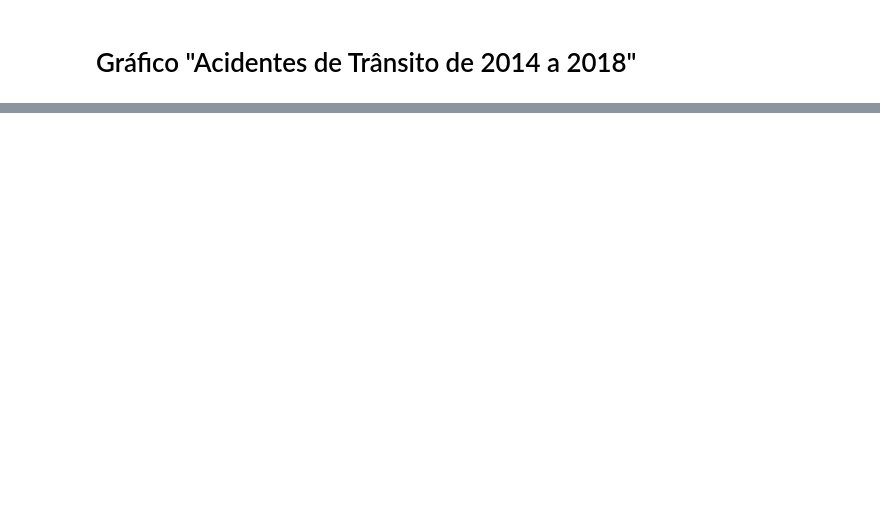
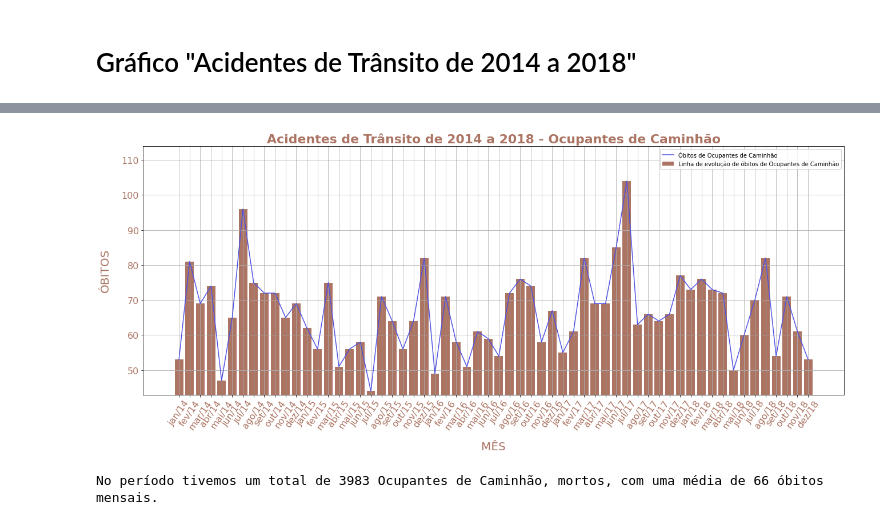
Before and after one commit to BrunoMinetti/BootcampAluraDataScienceAplicada2021, a Jupyter notebook: Bruno_Sanches_ProjetoMódulo01.ipynb, the cells around one changed output, grey strips where cells are left out. Saved outputs shown, nothing was run; the diff lists cells and outputs as text; code cells hidden in the pictures; blank space fills up the shorter version.

```diff
--- a/Bruno_Sanches_ProjetoMódulo01.ipynb
+++ b/Bruno_Sanches_ProjetoMódulo01.ipynb
@@ -334,0 +399,5 @@ Nosso levantamento leva em consideração o conceito de engenharia de trânsito
+# %%
+plottar_grafico('(V60-V69) Ocupante de um veículo de transporte pesado traumatizado em um acidente de transporte', dadosTgrupo1, 'Ocupantes de Caminhão', '#ab7463', '#5052e2', '#ab7463')
+# %% [output]
+[figure, added]
+No período tivemos um total de 3983 Ocupantes de Caminhão, mortos, com uma média de 66 óbitos mensais.
```
Also changed, not shown: parts of 102 cells of this notebook.
